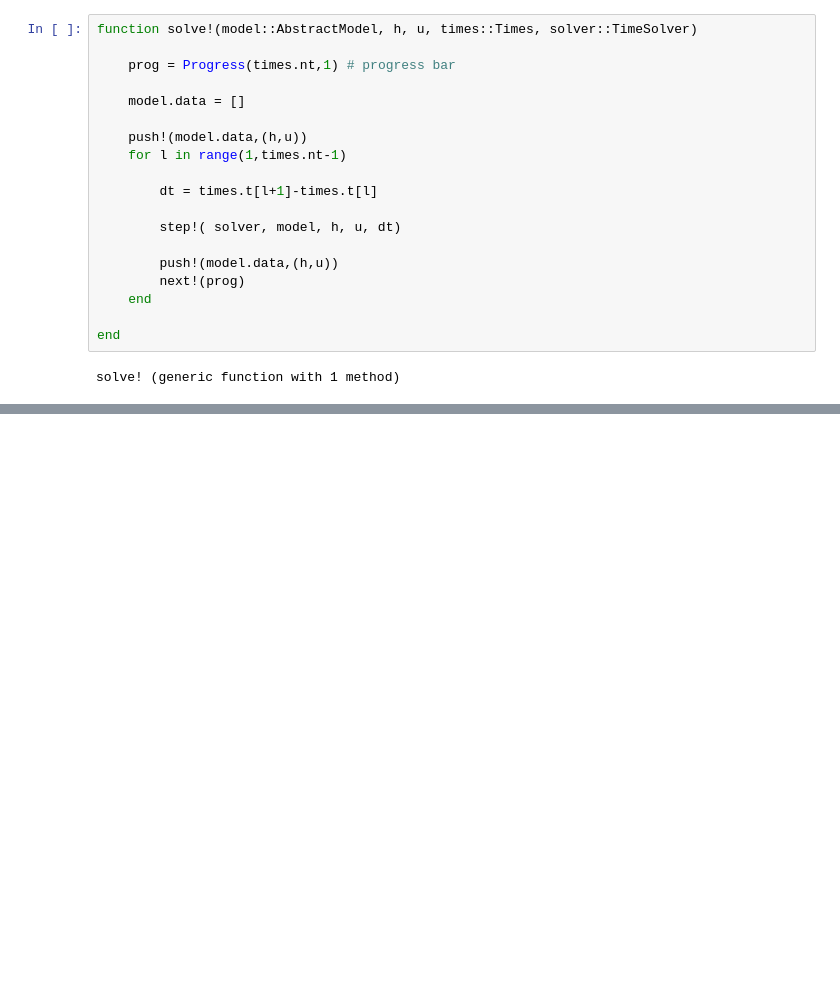
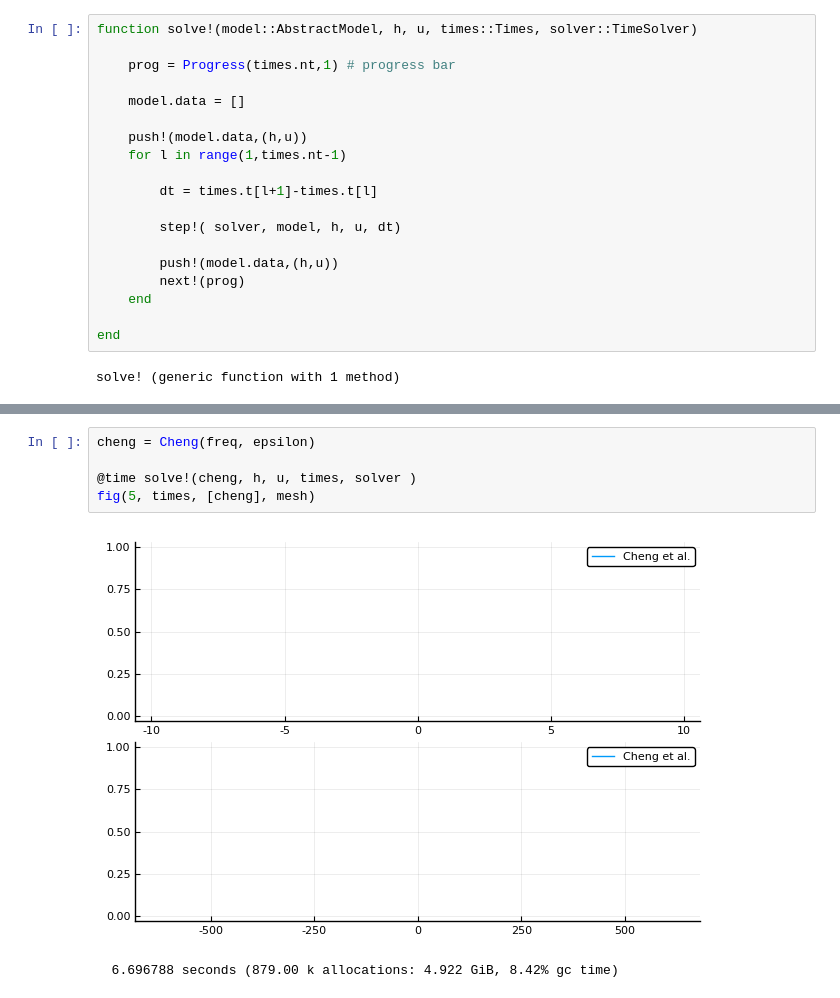
Before and after one commit to WaterWavesModels/WaterWaves1D.jl, a Jupyter notebook: notebooks/version-with-function-struct.ipynb, the cells around one changed output, grey strips where cells are left out. Saved outputs shown, nothing was run; the diff lists cells and outputs as text; blank space fills up the shorter version.

```diff
--- a/notebooks/version-with-function-struct.ipynb
+++ b/notebooks/version-with-function-struct.ipynb
@@ -278,0 +295,8 @@ UndefVarError: UndefVarError: step! not defined
+# %%
+cheng = Cheng(freq, epsilon)
+
+@time solve!(cheng, h, u, times, solver )
+fig(5, times, [cheng], mesh)
+# %% [output]
+[figure, added]
+  6.696788 seconds (879.00 k allocations: 4.922 GiB, 8.42% gc time)
```
Also changed, not shown: parts of 7 cells of this notebook.
